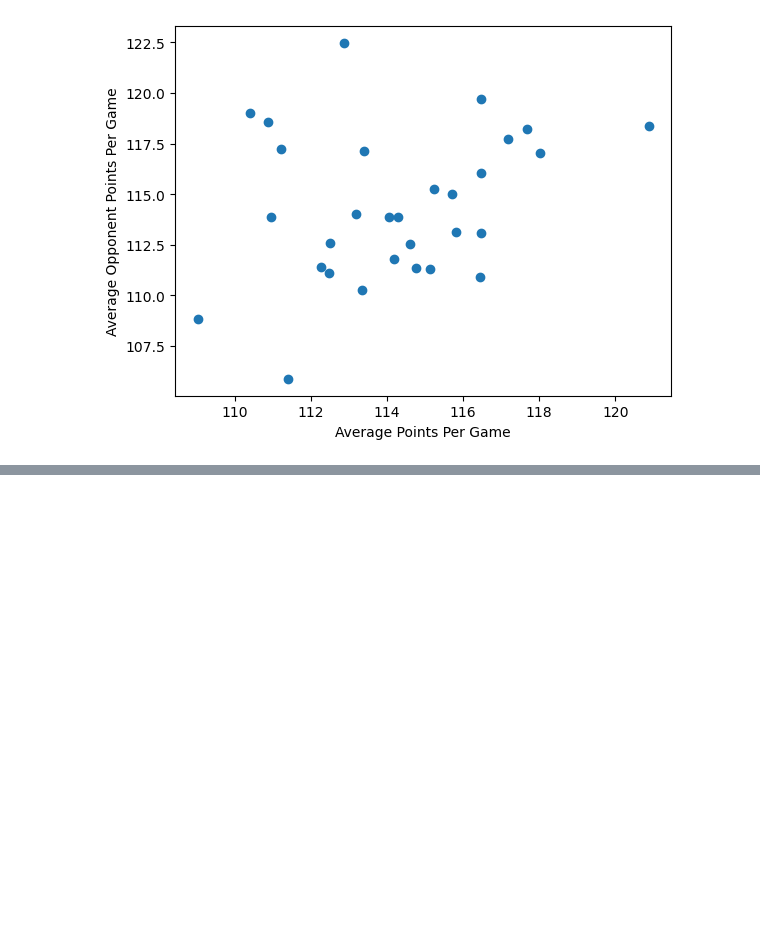
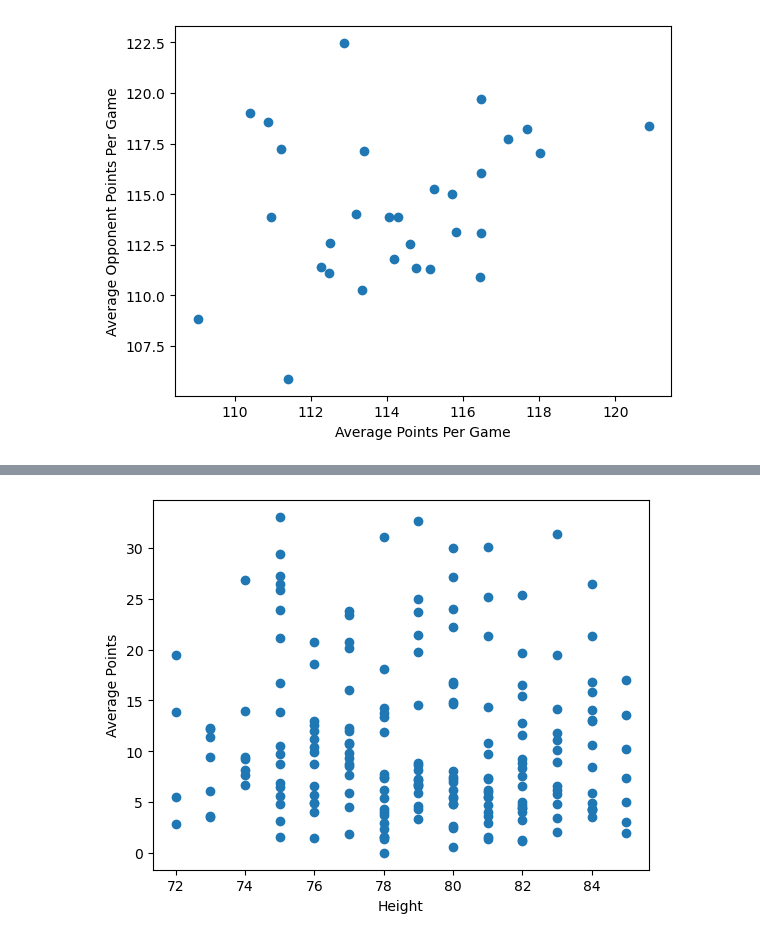
Before and after one commit to dlesueur/386Project, a Jupyter notebook: EDA.ipynb, the cells around one changed output, grey strips where cells are left out. Saved outputs shown, nothing was run; the diff lists cells and outputs as text; code cells hidden in the pictures; blank space fills up the shorter version.

```diff
--- a/EDA.ipynb
+++ b/EDA.ipynb
@@ -151,0 +197,8 @@ plt.show()
+# %%
+player_points = stats.groupby('player_id').agg(
+    average_points = pd.NamedAgg(column = 'pts', aggfunc='mean')
+)
+
+player_points = player_points.merge(players[['id', 'height']], left_on = 'player_id', right_on = 'id', how = 'left')
+player_points.drop(columns = ['id'], axis = 1, inplace=True)
+player_points
@@ -151,0 +219,10 @@ plt.show()
+# %%
+player_points.dropna(inplace=True)
+player_points['height'] = player_points['height'].astype('int')
+# %%
+plt.scatter(x = player_points['height'], y = player_points['average_points'])
+plt.xlabel("Height")
+plt.ylabel("Average Points")
+plt.show()
+# %% [output]
+[figure, added]
```
Also changed, not shown: parts of 30 cells of this notebook, 5 other files.
